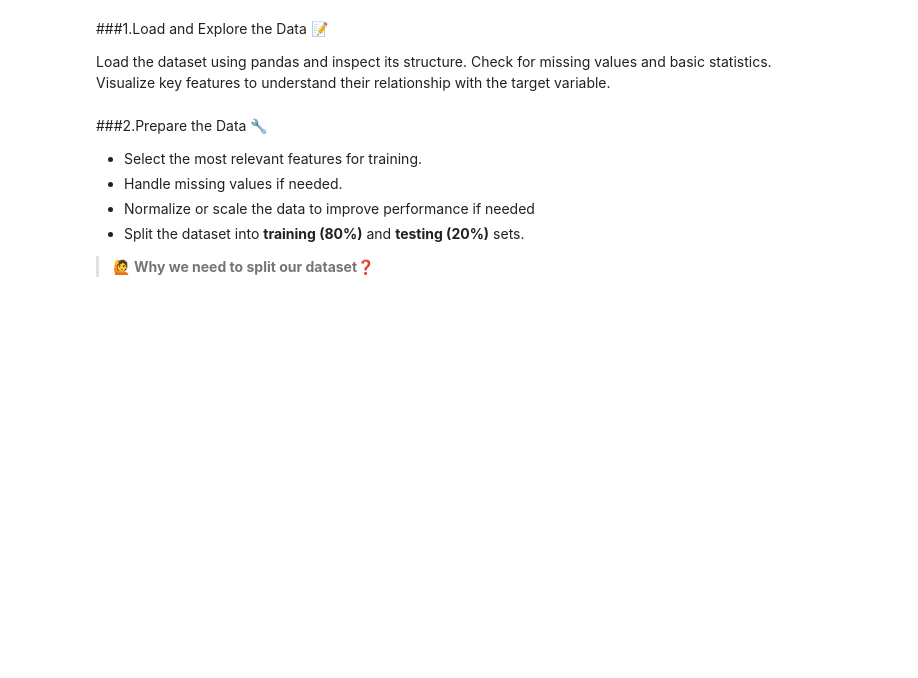
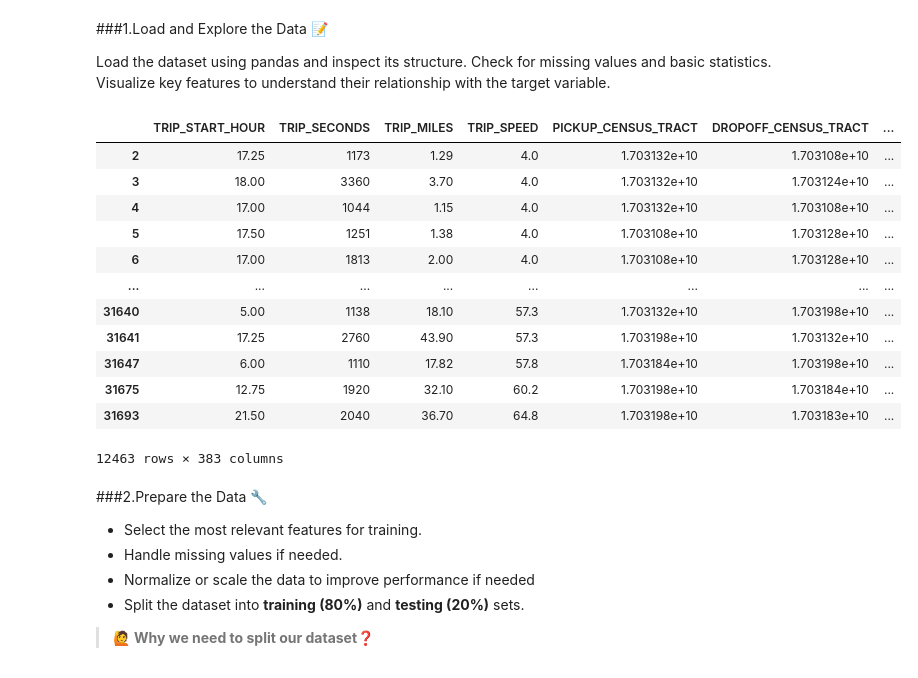
Before and after one commit to hassanlakhal/Entry-Level-ML-Engineer-Bootcamp, a Jupyter notebook: Week02/notebook.ipynb, the cells around one changed output. Saved outputs shown, nothing was run; the diff lists cells and outputs as text; code cells hidden in the pictures; blank space fills up the shorter version.

```diff
--- a/Week02/notebook.ipynb
+++ b/Week02/notebook.ipynb
@@ -43,3 +40,40 @@ data_url = "https://download.mlcc.google.com/mledu-datasets/chicago_taxi_train.c
+# %%
+import pandas as pd
+import seaborn as sns
+import matplotlib.pyplot as plt
+from sklearn.preprocessing import OneHotEncoder
+# from sklearn.preprocessing import LabelEncoder
+
+
+data_url = "https://download.mlcc.google.com/mledu-datasets/chicago_taxi_train.csv"
+
+data = pd.read_csv(data_url)
+df = pd.DataFrame(data)
+df.dropna(inplace=True)
+
+categorical = df.select_dtypes(include=['object']).columns.tolist()
+encoder = OneHotEncoder(sparse_output=False)
+onehot = encoder.fit_transform(df[categorical])
+feature_names = encoder.get_feature_names_out(categorical)
+
+onehot_df = pd.DataFrame(onehot, columns=feature_names, index=df.index)
+
+df = df.drop(columns=categorical)
+df = pd.concat([df, onehot_df], axis=1)
+# %% [output]
+|  | TRIP_START_HOUR | TRIP_SECONDS | TRIP_MILES | TRIP_SPEED | PICKUP_CENSUS_TRACT | DROPOFF_CENSUS_TRACT | ... |
+| 2 | 17.25 | 1173 | 1.29 | 4.0 | 1.703132e+10 | 1.703108e+10 | ... |
+| 3 | 18.00 | 3360 | 3.70 | 4.0 | 1.703132e+10 | 1.703124e+10 | ... |
+| 4 | 17.00 | 1044 | 1.15 | 4.0 | 1.703132e+10 | 1.703108e+10 | ... |
+| 5 | 17.50 | 1251 | 1.38 | 4.0 | 1.703108e+10 | 1.703128e+10 | ... |
+| 6 | 17.00 | 1813 | 2.00 | 4.0 | 1.703108e+10 | 1.703128e+10 | ... |
+| ... | ... | ... | ... | ... | ... | ... | ... |
+| 31640 | 5.00 | 1138 | 18.10 | 57.3 | 1.703132e+10 | 1.703198e+10 | ... |
+| 31641 | 17.25 | 2760 | 43.90 | 57.3 | 1.703198e+10 | 1.703132e+10 | ... |
+| 31647 | 6.00 | 1110 | 17.82 | 57.8 | 1.703184e+10 | 1.703198e+10 | ... |
+| 31675 | 12.75 | 1920 | 32.10 | 60.2 | 1.703198e+10 | 1.703184e+10 | ... |
+| 31693 | 21.50 | 2040 | 36.70 | 64.8 | 1.703198e+10 | 1.703183e+10 | ... |
+12463 rows × 383 columns
 # %% [markdown]
 ###2.Prepare the Data 🔧
    - Select the most relevant features for training.
```
Also changed, not shown: parts of 3 cells of this notebook.
